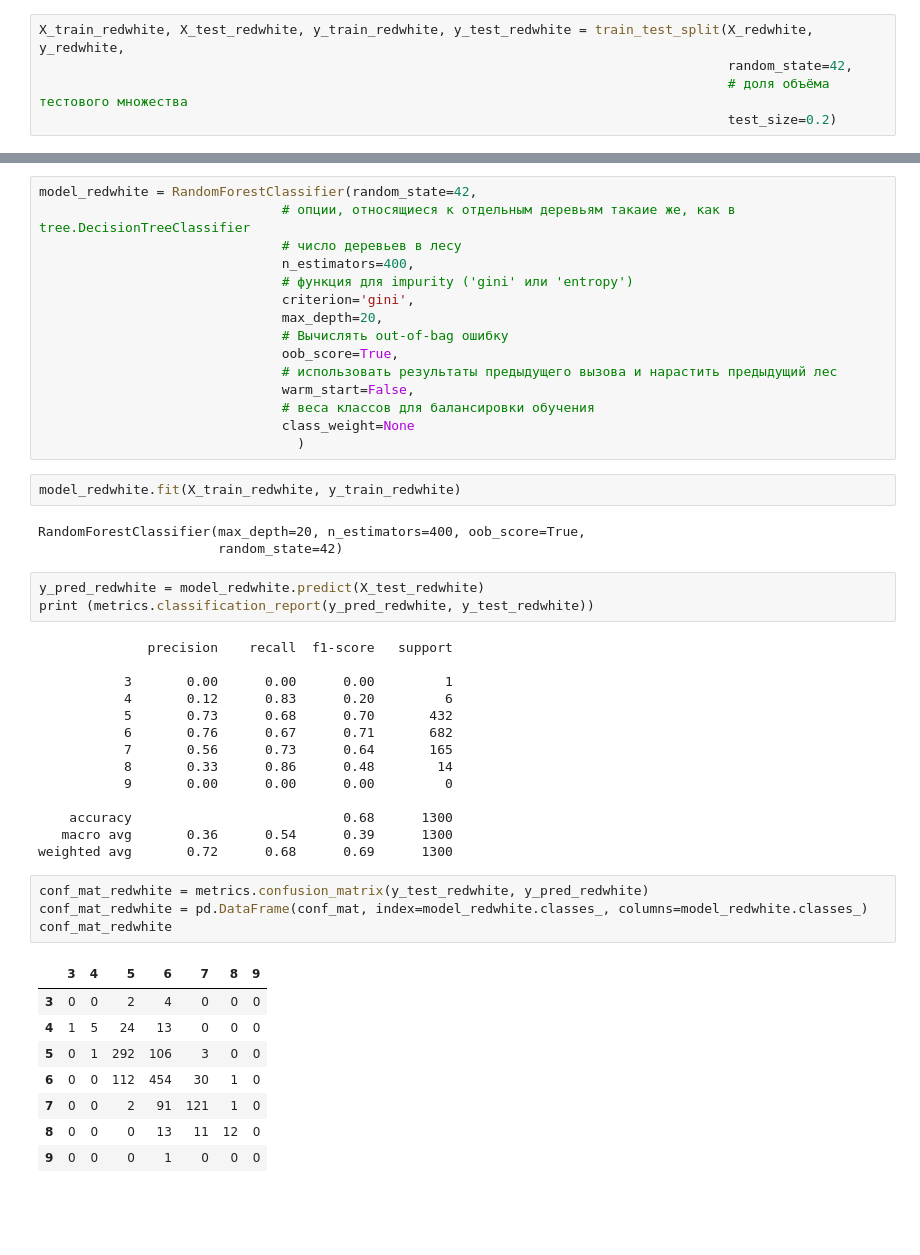
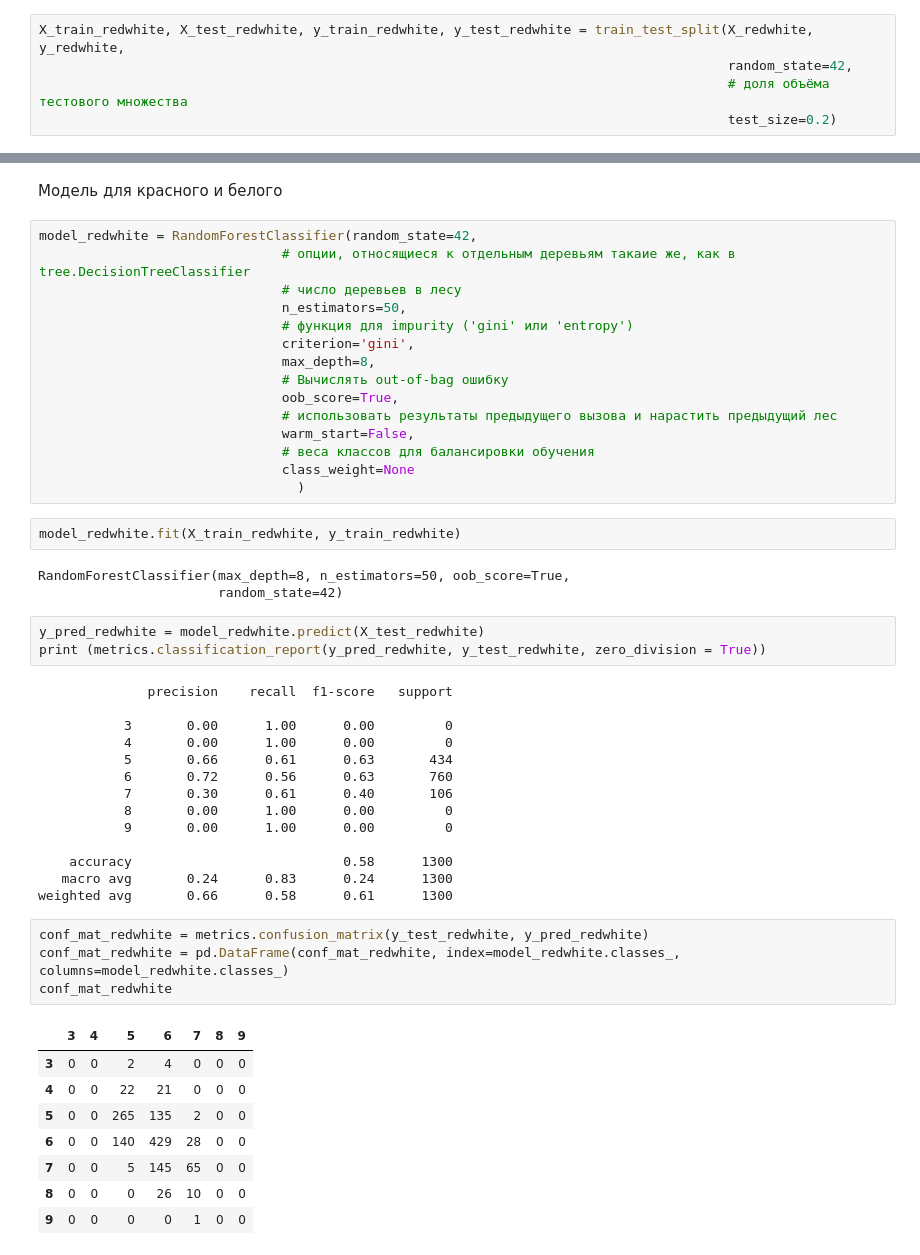
Before and after one commit to egorgsv/data_mining_spbu, a Jupyter notebook: HW11/HW11_RandomForest.ipynb, the cells around one changed output, grey strips where cells are left out. Drawn from its saved outputs; the diff is of its cells as text; blank space fills up the shorter version.

```diff
--- a/HW11/HW11_RandomForest.ipynb
+++ b/HW11/HW11_RandomForest.ipynb
@@ -320,11 +327,13 @@ pd.DataFrame({'feature': X_white.columns,
+# %% [markdown]
+Модель для красного и белого
 # %%
 model_redwhite = RandomForestClassifier(random_state=42,
                                # опции, относящиеся к отдельным деревьям такаие же, как в tree.DecisionTreeClassifier
                                # число деревьев в лесу
-                               n_estimators=400,
+                               n_estimators=50,
                                # функция для impurity ('gini' или 'entropy')
                                criterion='gini',
-                               max_depth=20,
+                               max_depth=8,
                                # Вычислять out-of-bag ошибку
                                oob_score=True,
                                # использовать результаты предыдущего вызова и нарастить предыдущий лес
@@ -335,35 +344,35 @@ model_redwhite = RandomForestClassifier(random_state=42,
 # %%
 model_redwhite.fit(X_train_redwhite, y_train_redwhite)
 # %% [output]
-RandomForestClassifier(max_depth=20, n_estimators=400, oob_score=True,
+RandomForestClassifier(max_depth=8, n_estimators=50, oob_score=True,
                        random_state=42)
 # %%
 y_pred_redwhite = model_redwhite.predict(X_test_redwhite)
-print (metrics.classification_report(y_pred_redwhite, y_test_redwhite))
+print (metrics.classification_report(y_pred_redwhite, y_test_redwhite, zero_division = True))
 # %% [output]
               precision    recall  f1-score   support
 
-           3       0.00      0.00      0.00         1
-           4       0.12      0.83      0.20         6
-           5       0.73      0.68      0.70       432
-           6       0.76      0.67      0.71       682
-           7       0.56      0.73      0.64       165
-           8       0.33      0.86      0.48        14
-           9       0.00      0.00      0.00         0
+           3       0.00      1.00      0.00         0
+           4       0.00      1.00      0.00         0
+           5       0.66      0.61      0.63       434
+           6       0.72      0.56      0.63       760
+           7       0.30      0.61      0.40       106
+           8       0.00      1.00      0.00         0
+           9       0.00      1.00      0.00         0
 
-    accuracy                           0.68      1300
-   macro avg       0.36      0.54      0.39      1300
-weighted avg       0.72      0.68      0.69      1300
+    accuracy                           0.58      1300
+   macro avg       0.24      0.83      0.24      1300
+weighted avg       0.66      0.58      0.61      1300
 # %%
 conf_mat_redwhite = metrics.confusion_matrix(y_test_redwhite, y_pred_redwhite)
-conf_mat_redwhite = pd.DataFrame(conf_mat, index=model_redwhite.classes_, columns=model_redwhite.classes_)
+conf_mat_redwhite = pd.DataFrame(conf_mat_redwhite, index=model_redwhite.classes_, columns=model_redwhite.classes_)
 conf_mat_redwhite
 # %% [output]
 |  | 3 | 4 | 5 | 6 | 7 | 8 | 9 |
 | 3 | 0 | 0 | 2 | 4 | 0 | 0 | 0 |
-| 4 | 1 | 5 | 24 | 13 | 0 | 0 | 0 |
-| 5 | 0 | 1 | 292 | 106 | 3 | 0 | 0 |
-| 6 | 0 | 0 | 112 | 454 | 30 | 1 | 0 |
-| 7 | 0 | 0 | 2 | 91 | 121 | 1 | 0 |
-| 8 | 0 | 0 | 0 | 13 | 11 | 12 | 0 |
-| 9 | 0 | 0 | 0 | 1 | 0 | 0 | 0 |
+| 4 | 0 | 0 | 22 | 21 | 0 | 0 | 0 |
+| 5 | 0 | 0 | 265 | 135 | 2 | 0 | 0 |
+| 6 | 0 | 0 | 140 | 429 | 28 | 0 | 0 |
+| 7 | 0 | 0 | 5 | 145 | 65 | 0 | 0 |
+| 8 | 0 | 0 | 0 | 26 | 10 | 0 | 0 |
+| 9 | 0 | 0 | 0 | 0 | 1 | 0 | 0 |
```
Also changed, not shown: parts of 25 cells of this notebook.
